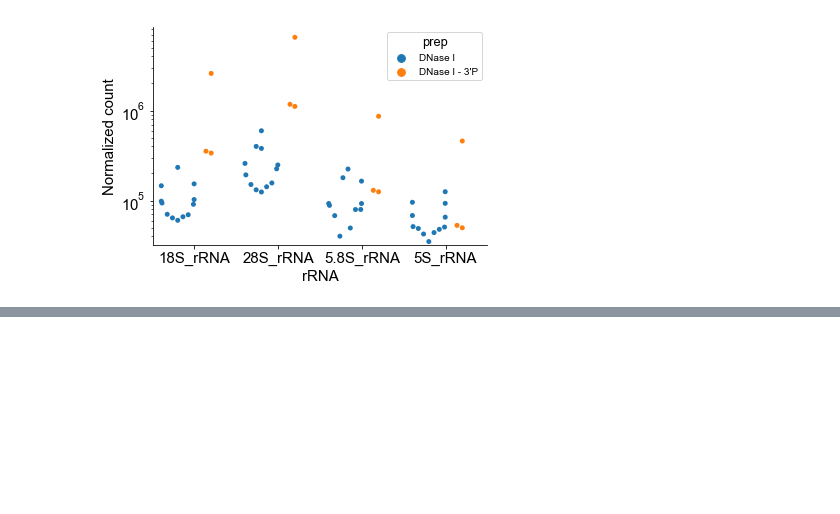
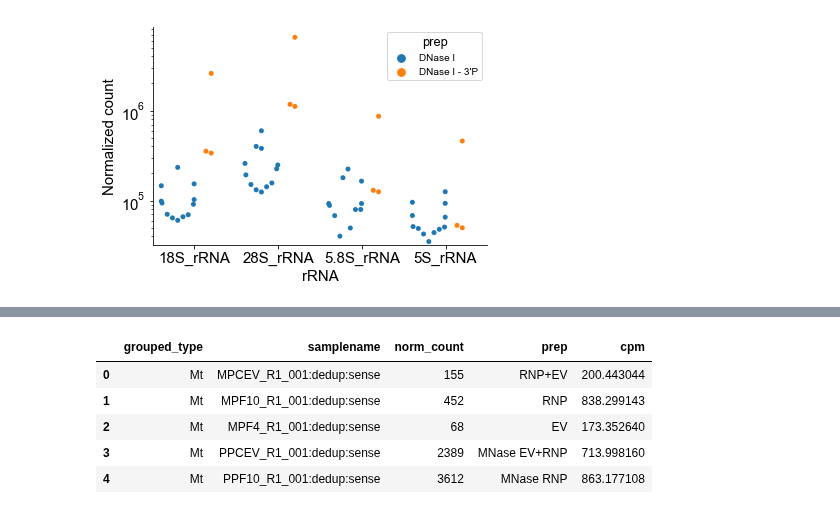
Before and after one commit to wckdouglas/cfNA, a Jupyter notebook: plots/plot_count.ipynb, the cells around one changed output, grey strips where cells are left out. Saved outputs shown, nothing was run; the diff lists cells and outputs as text; code cells hidden in the pictures; blank space fills up the shorter version.

```diff
--- a/plots/plot_count.ipynb
+++ b/plots/plot_count.ipynb
@@ -253,0 +229,14 @@ norm_df\
+# %%
+norm_plot_df = norm_df \
+    .groupby(['grouped_type','samplename'], as_index=False)\
+    .agg({'norm_count':'sum'}) \
+    .assign(prep = lambda d: d.samplename.map(label_sample))\
+    .assign(cpm = lambda d: d.groupby('samplename').norm_count.transform(lambda x: 1e6*x/x.sum()))
+norm_plot_df.head()
+# %% [output]
+|  | grouped_type | samplename | norm_count | prep | cpm |
+| 0 | Mt | MPCEV_R1_001:dedup:sense | 155 | RNP+EV | 200.443044 |
+| 1 | Mt | MPF10_R1_001:dedup:sense | 452 | RNP | 838.299143 |
+| 2 | Mt | MPF4_R1_001:dedup:sense | 68 | EV | 173.352640 |
+| 3 | Mt | PPCEV_R1_001:dedup:sense | 2389 | MNase EV+RNP | 713.998160 |
+| 4 | Mt | PPF10_R1_001:dedup:sense | 3612 | MNase RNP | 863.177108 |
```
Also changed, not shown: parts of 4 cells of this notebook, 13 other files.
